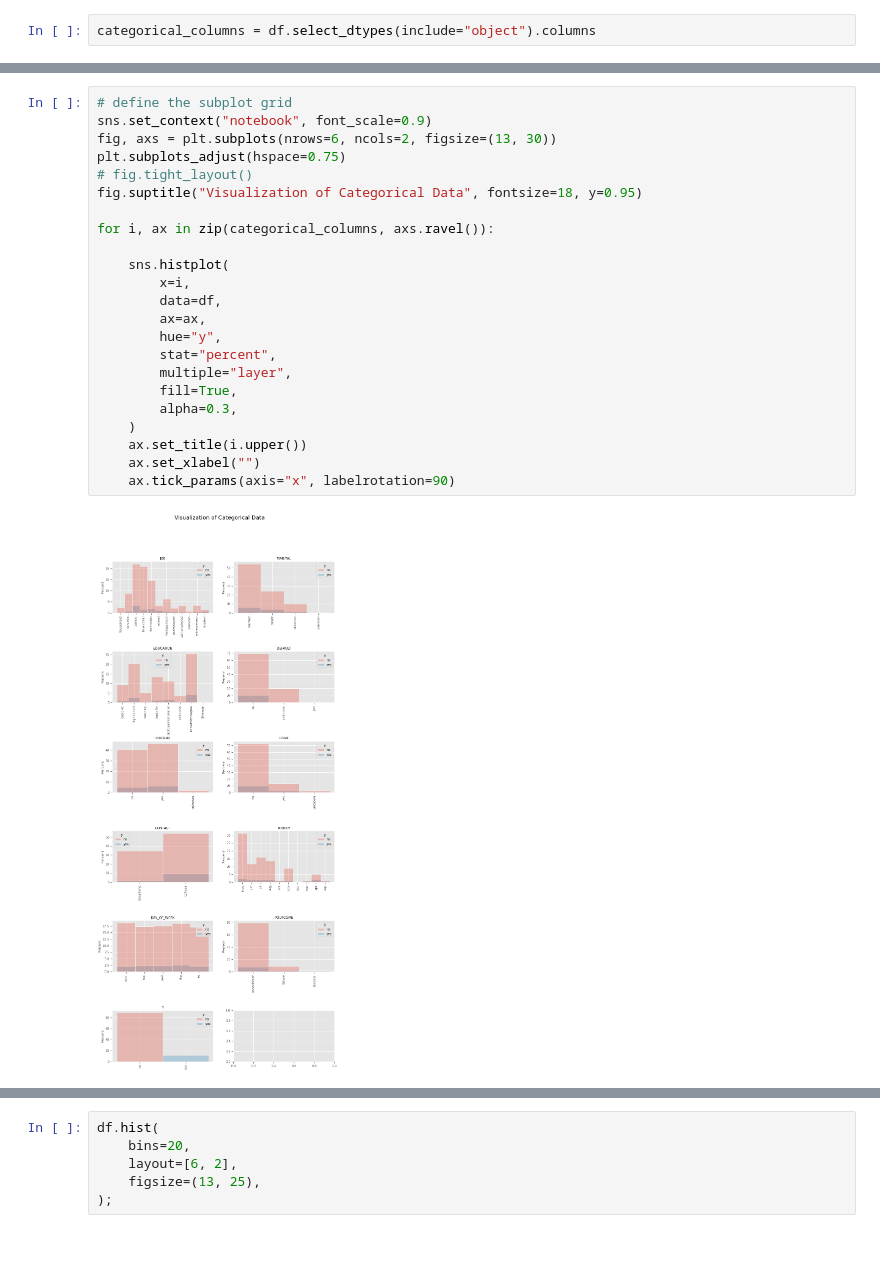
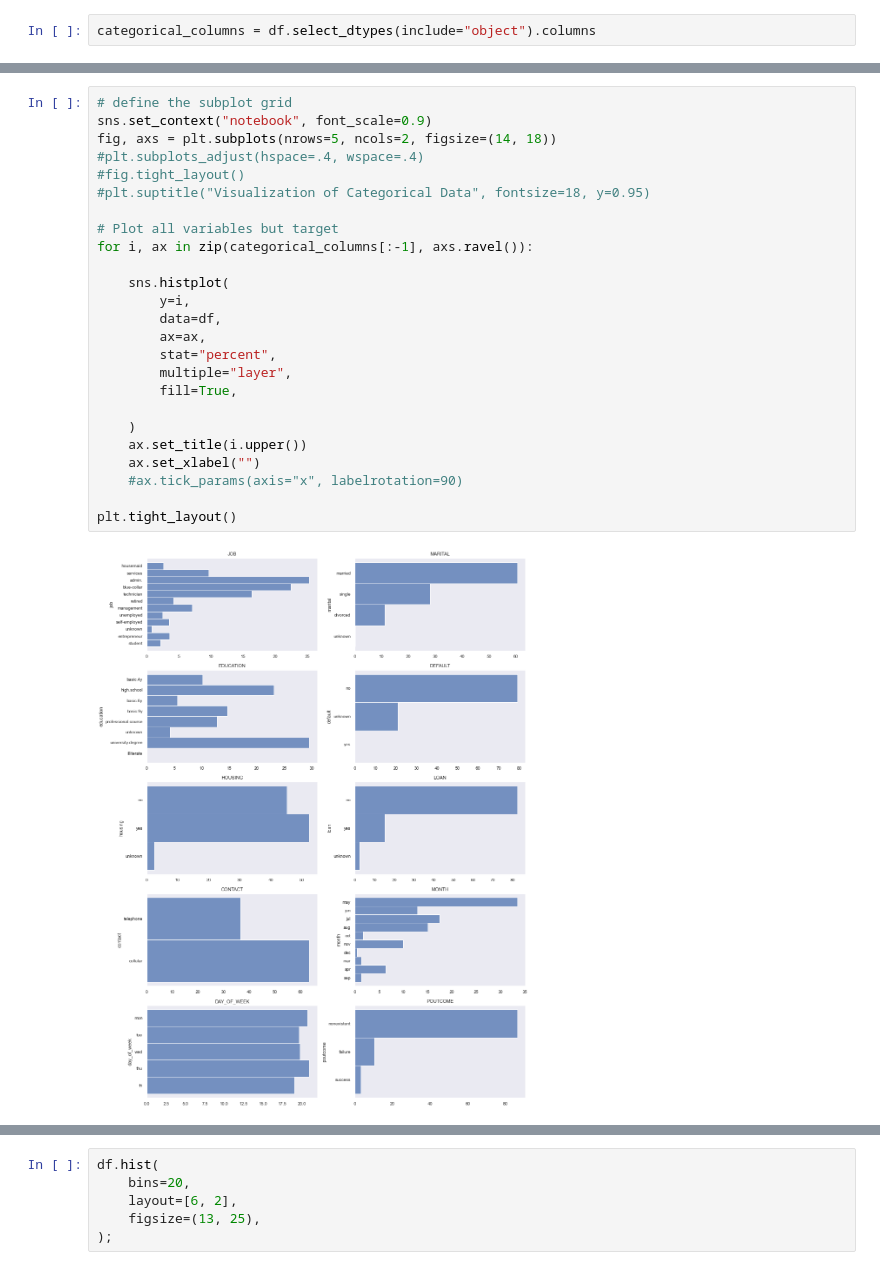
Before and after one commit to skacem/Business-Analytics, a Jupyter notebook: Marketing/Bank_Telemarketing_Campaign.ipynb, the cells around one changed output, grey strips where cells are left out. Drawn from its saved outputs; the diff is of its cells as text; blank space fills up the shorter version.

```diff
--- a/Marketing/Bank_Telemarketing_Campaign.ipynb
+++ b/Marketing/Bank_Telemarketing_Campaign.ipynb
@@ -164,26 +174,28 @@ Let's take a deeper look at that and try to see if there are pattern to be recog
 # %%
 # define the subplot grid
 sns.set_context("notebook", font_scale=0.9)
-fig, axs = plt.subplots(nrows=6, ncols=2, figsize=(13, 30))
-plt.subplots_adjust(hspace=0.75)
-# fig.tight_layout()
-fig.suptitle("Visualization of Categorical Data", fontsize=18, y=0.95)
+fig, axs = plt.subplots(nrows=5, ncols=2, figsize=(14, 18))
+#plt.subplots_adjust(hspace=.4, wspace=.4)
+#fig.tight_layout()
+#plt.suptitle("Visualization of Categorical Data", fontsize=18, y=0.95)
 
-for i, ax in zip(categorical_columns, axs.ravel()):
+# Plot all variables but target
+for i, ax in zip(categorical_columns[:-1], axs.ravel()):
 
     sns.histplot(
-        x=i,
+        y=i,
         data=df,
         ax=ax,
-        hue="y",
         stat="percent",
         multiple="layer",
         fill=True,
-        alpha=0.3,
+
     )
     ax.set_title(i.upper())
     ax.set_xlabel("")
-    ax.tick_params(axis="x", labelrotation=90)
+    #ax.tick_params(axis="x", labelrotation=90)
+
+plt.tight_layout()
 # %% [output]
-[figure, old version]
+[figure, new version]
 # %% [markdown]
```
Also changed, not shown: parts of 5 cells of this notebook.
